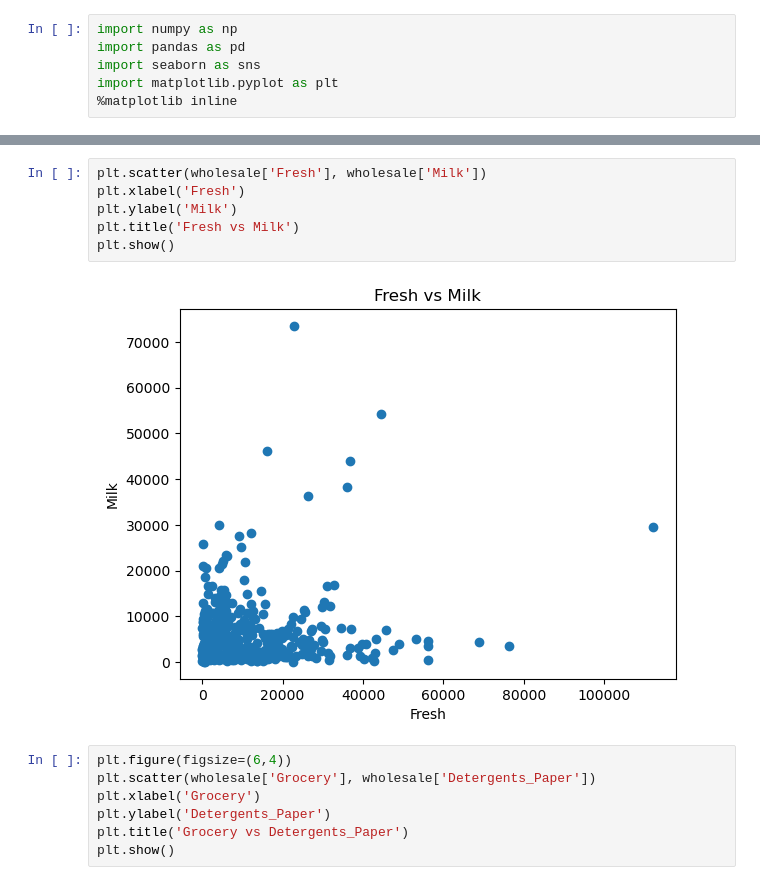
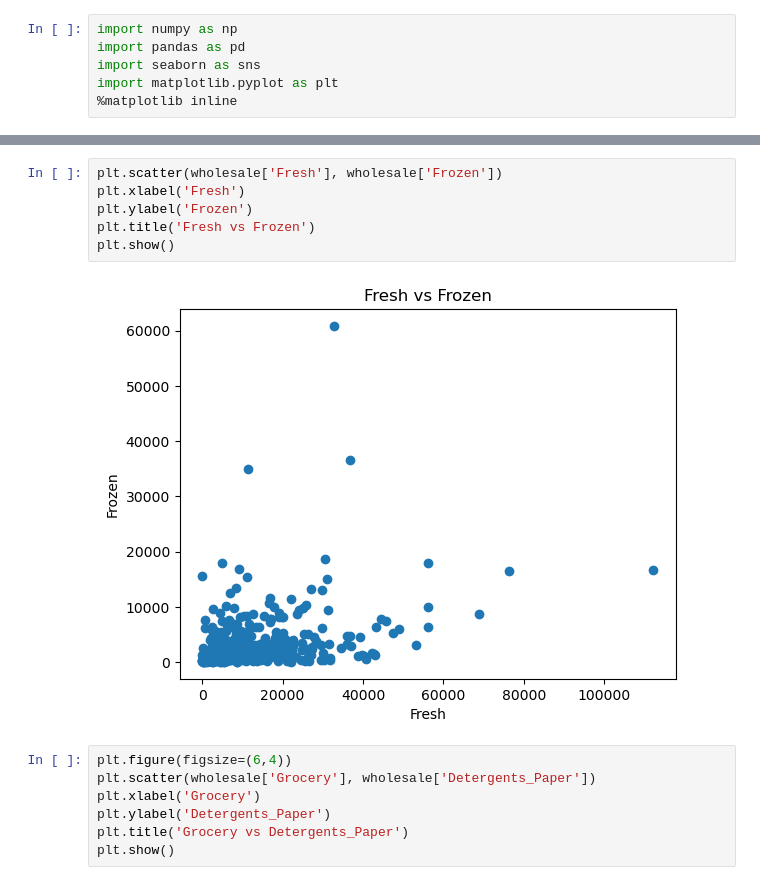
Before and after one commit to 0Mowgli0/Ai_Labbar, a Jupyter notebook: T2_agglomerative_grupp29.ipynb, the cells around one changed output, grey strips where cells are left out. Drawn from its saved outputs; the diff is of its cells as text.

```diff
--- a/T2_agglomerative_grupp29.ipynb
+++ b/T2_agglomerative_grupp29.ipynb
@@ -20,11 +53,11 @@ wholesale.head()
 # %%
-plt.scatter(wholesale['Fresh'], wholesale['Milk'])
+plt.scatter(wholesale['Fresh'], wholesale['Frozen'])
 plt.xlabel('Fresh')
-plt.ylabel('Milk')
-plt.title('Fresh vs Milk')
+plt.ylabel('Frozen')
+plt.title('Fresh vs Frozen')
 plt.show()
 # %% [output]
-[figure, old version]
+[figure, new version]
 # %%
 plt.figure(figsize=(6,4))
 plt.scatter(wholesale['Grocery'], wholesale['Detergents_Paper'])
```
Also changed, not shown: parts of 6 cells of this notebook.
